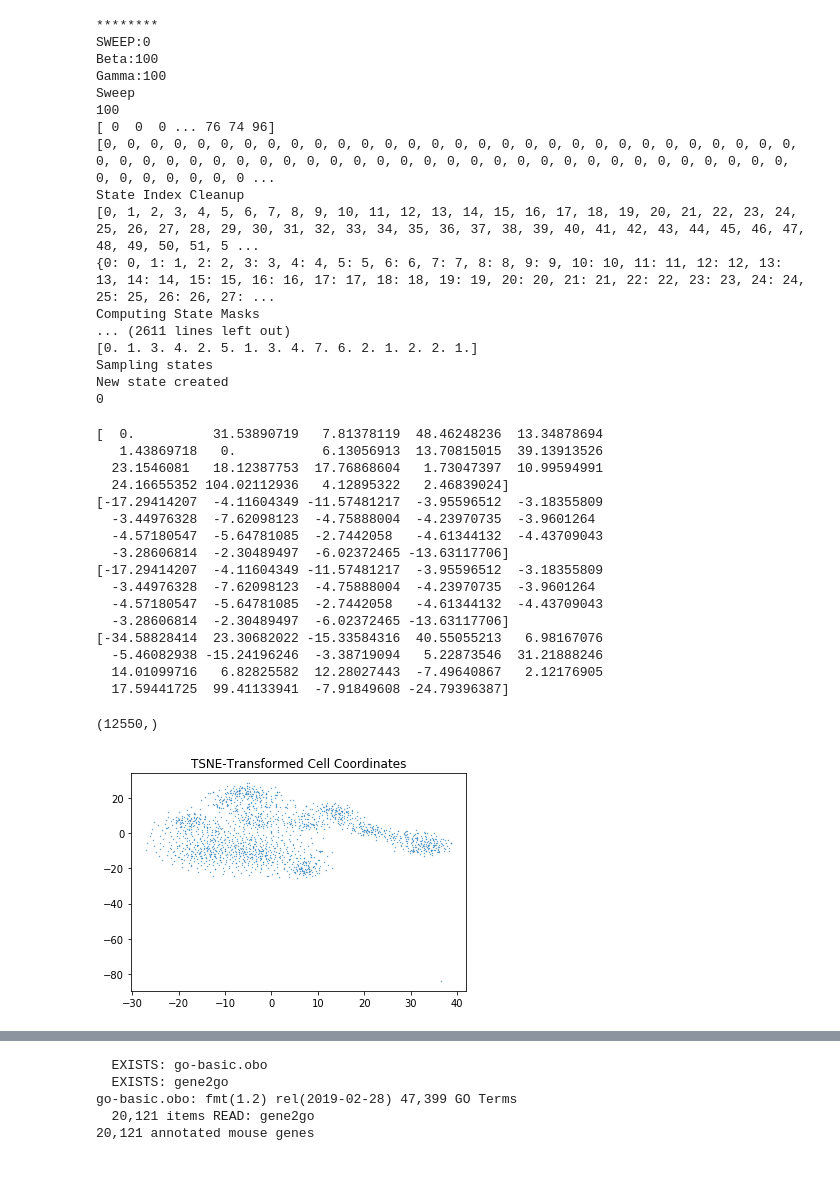
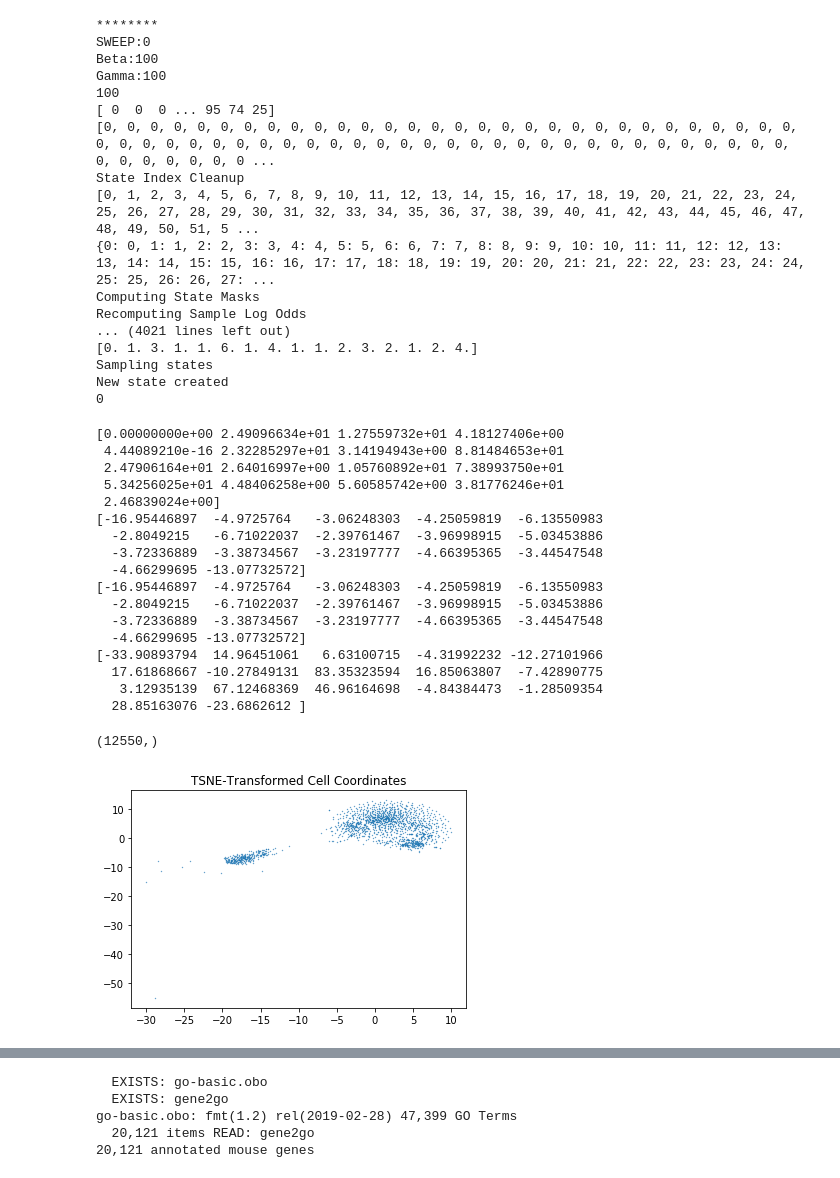
Before and after one commit to bbrener1/rusty_lumberjack, a Jupyter notebook: evaluate_prediction.ipynb, the cells around one changed output, grey strips where cells are left out. Cells and saved outputs as stored; diff of their text form; code cells hidden in the pictures.

```diff
--- a/evaluate_prediction.ipynb
+++ b/evaluate_prediction.ipynb
@@ -21,8 +21,8 @@ import lumberjack
 import tree_reader as tr
 import tree_braider2 as trbr
 # %%
-# counts = np.loadtxt('/Users/boris/taylor/johnston_retina/single_cell/dmel-retina-scRNA/exploration/2018.07.19_Scanpy/log_counts.txt')
-# header = np.loadtxt("/Users/boris/taylor/johnston_retina/single_cell/dmel-retina-scRNA/exploration/2018.07.19_Scanpy/header.txt",dtype=str)
+counts = np.loadtxt('/Users/boris/taylor/johnston_retina/single_cell/dmel-retina-scRNA/exploration/2018.07.19_Scanpy/log_counts.txt')
+header = np.loadtxt("/Users/boris/taylor/johnston_retina/single_cell/dmel-retina-scRNA/exploration/2018.07.19_Scanpy/header.txt",dtype=str)
 
 # counts = np.loadtxt('/Users/boris/taylor/aging_sc/var_filtered_counts.txt')
 # header = np.loadtxt("/Users/boris/taylor/aging_sc/var_filtered_header.txt",dtype=str)
@@ -30,8 +30,8 @@ import tree_braider2 as trbr
 # counts = np.loadtxt('/Users/boris/taylor/fan_tendon/log_counts.txt')
 # header = np.loadtxt("/Users/boris/taylor/fan_tendon/header.txt",dtype=str)
 
-counts = np.loadtxt('/Users/boris/taylor/vision/rust_prototype/raw_data/vision_sc/nesterowa_counts.txt')
-header = np.loadtxt('/Users/boris/taylor/vision/rust_prototype/raw_data/vision_sc/nesterowa_gene_header.txt',dtype=str)
+# counts = np.loadtxt('/Users/boris/taylor/vision/rust_prototype/raw_data/vision_sc/nesterowa_counts.txt')
+# header = np.loadtxt('/Users/boris/taylor/vision/rust_prototype/raw_data/vision_sc/nesterowa_gene_header.txt',dtype=str)
 
 # feature_sort = dendrogram(linkage(counts.T,metric='correlation',method='average'),no_plot=True)['leaves']
 
@@ -77,9 +77,9 @@ raw_text_out = open(output_directory + str("evaluation.txt"),mode='w')
 training_counts = counts
 testing_counts = counts
 
-forest = tr.Forest.reconstitute('./forest_vision')
+# forest = tr.Forest.reconstitute('./forest_vision')
 
-# forest = lumberjack.fit(training_counts,trees=200,dispersion_mode="ssme",norm="l2",drop='none',sfr=1,in_feature_subsample=200,out_feature_subsample=200,sample_subsample=1000,depth=10,leaves=50,header=header)
+forest = lumberjack.fit(training_counts,trees=200,dispersion_mode="ssme",norm="l2",drop='none',sfr=1,in_feature_subsample=200,out_feature_subsample=200,sample_subsample=1000,depth=10,leaves=50,header=header)
 
 # forest.weigh_leaves()
 
@@ -1386,16 +1404,16 @@ for i in range(100):
 SWEEP:0
 Beta:100
 Gamma:100
-Sweep
 100
-[ 0  0  0 ... 76 74 96]
+[ 0  0  0 ... 95 74 25]
 [0, 0, 0, 0, 0, 0, 0, 0, 0, 0, 0, 0, 0, 0, 0, 0, 0, 0, 0, 0, 0, 0, 0, 0, 0, 0, 0, 0, 0, 0, 0, 0, 0, 0, 0, 0, 0, 0, 0, 0, 0, 0, 0, 0, 0, 0, 0, 0, 0, 0, 0, 0, 0, 0, 0, 0, 0, 0, 0, 0, 0, 0, 0, 0, 0, 0, 0 ...
 State Index Cleanup
 [0, 1, 2, 3, 4, 5, 6, 7, 8, 9, 10, 11, 12, 13, 14, 15, 16, 17, 18, 19, 20, 21, 22, 23, 24, 25, 26, 27, 28, 29, 30, 31, 32, 33, 34, 35, 36, 37, 38, 39, 40, 41, 42, 43, 44, 45, 46, 47, 48, 49, 50, 51, 5 ...
 {0: 0, 1: 1, 2: 2, 3: 3, 4: 4, 5: 5, 6: 6, 7: 7, 8: 8, 9: 9, 10: 10, 11: 11, 12: 12, 13: 13, 14: 14, 15: 15, 16: 16, 17: 17, 18: 18, 19: 19, 20: 20, 21: 21, 22: 22, 23: 23, 24: 24, 25: 25, 26: 26, 27: ...
 Computing State Masks
-... (2611 lines left out)
-[0. 1. 3. 4. 2. 5. 1. 3. 4. 7. 6. 2. 1. 2. 2. 1.]
+Recomputing Sample Log Odds
+... (4021 lines left out)
+[0. 1. 3. 1. 1. 6. 1. 4. 1. 1. 2. 3. 2. 1. 2. 4.]
 Sampling states
 New state created
 0
@@ -1422,22 +1440,23 @@ print(braid.state_log_odds[:,ni])
 
 # print(braid.state_log_odds[:,ni])
 # %% [output]
-[  0.          31.53890719   7.81378119  48.46248236  13.34878694
-   1.43869718   0.           6.13056913  13.70815015  39.13913526
-  23.1546081   18.12387753  17.76868604   1.73047397  10.99594991
-  24.16655352 104.02112936   4.12895322   2.46839024]
-[-17.29414207  -4.11604349 -11.57481217  -3.95596512  -3.18355809
-  -3.44976328  -7.62098123  -4.75888004  -4.23970735  -3.9601264
-  -4.57180547  -5.64781085  -2.7442058   -4.61344132  -4.43709043
-  -3.28606814  -2.30489497  -6.02372465 -13.63117706]
-[-17.29414207  -4.11604349 -11.57481217  -3.95596512  -3.18355809
-  -3.44976328  -7.62098123  -4.75888004  -4.23970735  -3.9601264
-  -4.57180547  -5.64781085  -2.7442058   -4.61344132  -4.43709043
-  -3.28606814  -2.30489497  -6.02372465 -13.63117706]
-[-34.58828414  23.30682022 -15.33584316  40.55055213   6.98167076
-  -5.46082938 -15.24196246  -3.38719094   5.22873546  31.21888246
-  14.01099716   6.82825582  12.28027443  -7.49640867   2.12176905
-  17.59441725  99.41133941  -7.91849608 -24.79396387]
+[0.00000000e+00 2.49096634e+01 1.27559732e+01 4.18127406e+00
+ 4.44089210e-16 2.32285297e+01 3.14194943e+00 8.81484653e+01
+ 2.47906164e+01 2.64016997e+00 1.05760892e+01 7.38993750e+01
+ 5.34256025e+01 4.48406258e+00 5.60585742e+00 3.81776246e+01
+ 2.46839024e+00]
+[-16.95446897  -4.9725764   -3.06248303  -4.25059819  -6.13550983
+  -2.8049215   -6.71022037  -2.39761467  -3.96998915  -5.03453886
+  -3.72336889  -3.38734567  -3.23197777  -4.66395365  -3.44547548
+  -4.66299695 -13.07732572]
+[-16.95446897  -4.9725764   -3.06248303  -4.25059819  -6.13550983
+  -2.8049215   -6.71022037  -2.39761467  -3.96998915  -5.03453886
+  -3.72336889  -3.38734567  -3.23197777  -4.66395365  -3.44547548
+  -4.66299695 -13.07732572]
+[-33.90893794  14.96451061   6.63100715  -4.31992232 -12.27101966
+  17.61868667 -10.27849131  83.35323594  16.85063807  -7.42890775
+   3.12935139  67.12468369  46.96164698  -4.84384473  -1.28509354
+  28.85163076 -23.6862612 ]
 # %%
 braid.node_states.shape
 # %% [output]
@@ -1450,21 +1469,22 @@ braid.node_states.shape
 # list(braid.state_sample_log_odds[1])
 # np.sum(np.abs(braid.state_sample_log_odds[1]))
 # %%
-iftc = forest.tsne_encoding()
+# iftc = forest.tsne_encoding()
+iftc = forest.tsne(override=True)
 
 # cell_id_header = np.loadtxt('/Users/boris/taylor/vision/python_prototype/raw_data/vision_sc/cell_id_header.txt',dtype='str')
 # cell_ids = np.loadtxt('/Users/boris/taylor/vision/python_prototype/raw_data/vision_sc/cell_identity.txt',dtype=bool)
 
 # mep_index = list(cell_id_header).index('MEP_narrow')
 
 # print(mep_index)
 # print(np.sum(cell_ids[:,mep_index]))
 
 # plt.figure()
 # plt.scatter(iftc[:,0],iftc[:,1],c=cell_ids[:,mep_index])
 # plt.show()
 # %% [output]
-[figure, old version]
+[figure, new version]
 # %%
 plt.figure()
 plt.title("(Log) State Transition Frequency,0 is Root and Leaf")
```
Also changed, not shown: parts of 18 cells of this notebook, 11 other files.
